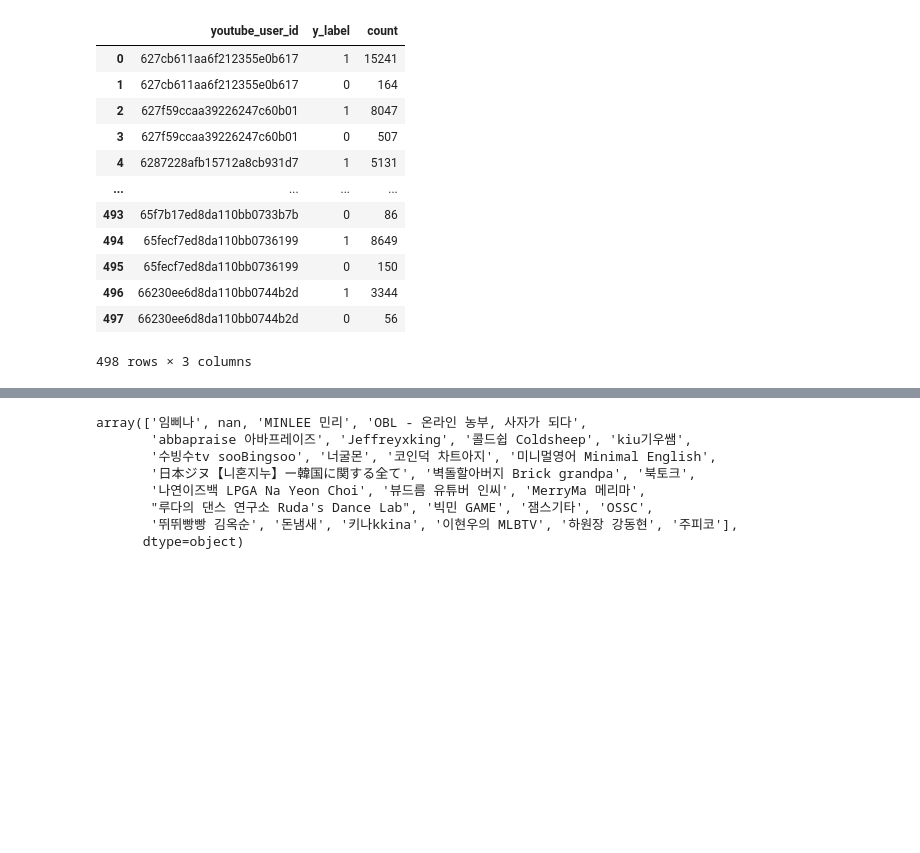
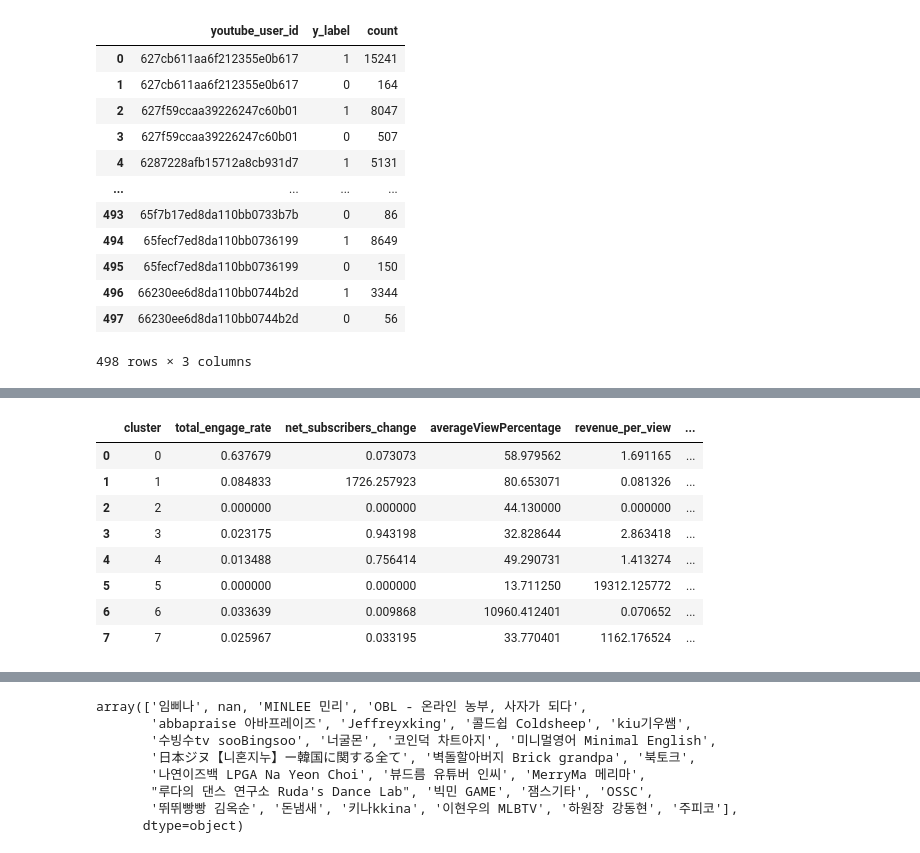
Before and after one commit to kkwann/awake, a Jupyter notebook: 3.EDA.ipynb, the cells around one changed output, grey strips where cells are left out. Cells and saved outputs as stored; diff of their text form; code cells hidden in the pictures; blank space fills up the shorter version.

```diff
--- a/3.EDA.ipynb
+++ b/3.EDA.ipynb
@@ -705,0 +804,10 @@ y_result_df[y_result_df['y_label']==0][y_result_df[y_result_df['y_label']==0]['c
+# %%
+# 최적 클러스터 수
+optimal_k = 8
+
+# K-Means 모델 학습
+kmeans = KMeans(n_clusters=optimal_k, random_state=42)
+kmeans.fit(scaled_features)
+
+# 각 데이터 포인트에 대한 클러스터 할당
+youtube_videos['cluster'] = kmeans.labels_
@@ -705,0 +828,14 @@ y_result_df[y_result_df['y_label']==0][y_result_df[y_result_df['y_label']==0]['c
+# %%
+# 클러스터별 통계 확인
+cluster_summary = youtube_videos.groupby('cluster')[y_col].mean()
+cluster_summary.reset_index()
+# %% [output]
+|  | cluster | total_engage_rate | net_subscribers_change | averageViewPercentage | revenue_per_view | ... |
+| 0 | 0 | 0.637679 | 0.073073 | 58.979562 | 1.691165 | ... |
+| 1 | 1 | 0.084833 | 1726.257923 | 80.653071 | 0.081326 | ... |
+| 2 | 2 | 0.000000 | 0.000000 | 44.130000 | 0.000000 | ... |
+| 3 | 3 | 0.023175 | 0.943198 | 32.828644 | 2.863418 | ... |
+| 4 | 4 | 0.013488 | 0.756414 | 49.290731 | 1.413274 | ... |
+| 5 | 5 | 0.000000 | 0.000000 | 13.711250 | 19312.125772 | ... |
+| 6 | 6 | 0.033639 | 0.009868 | 10960.412401 | 0.070652 | ... |
+| 7 | 7 | 0.025967 | 0.033195 | 33.770401 | 1162.176524 | ... |
```
Also changed, not shown: parts of 17 cells of this notebook, 1 other file.
